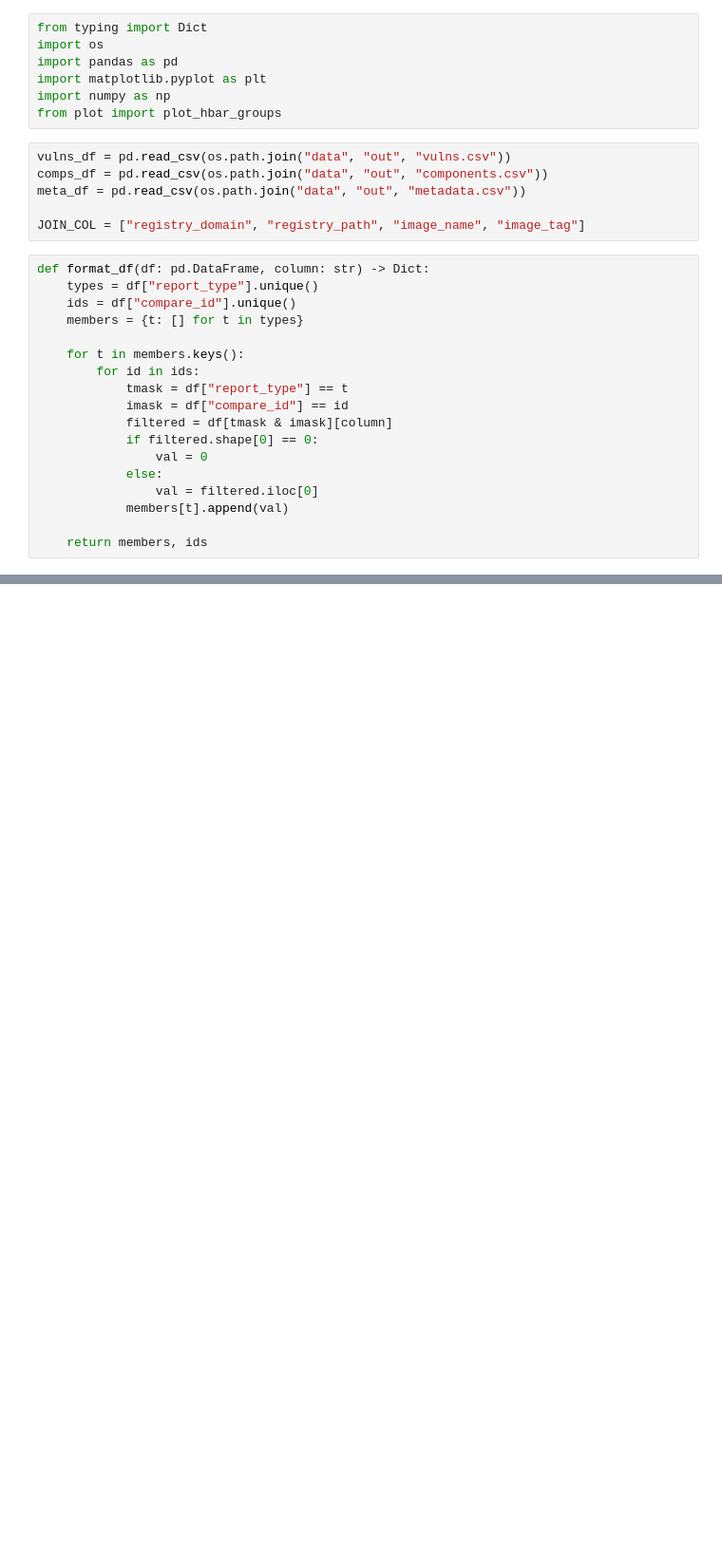
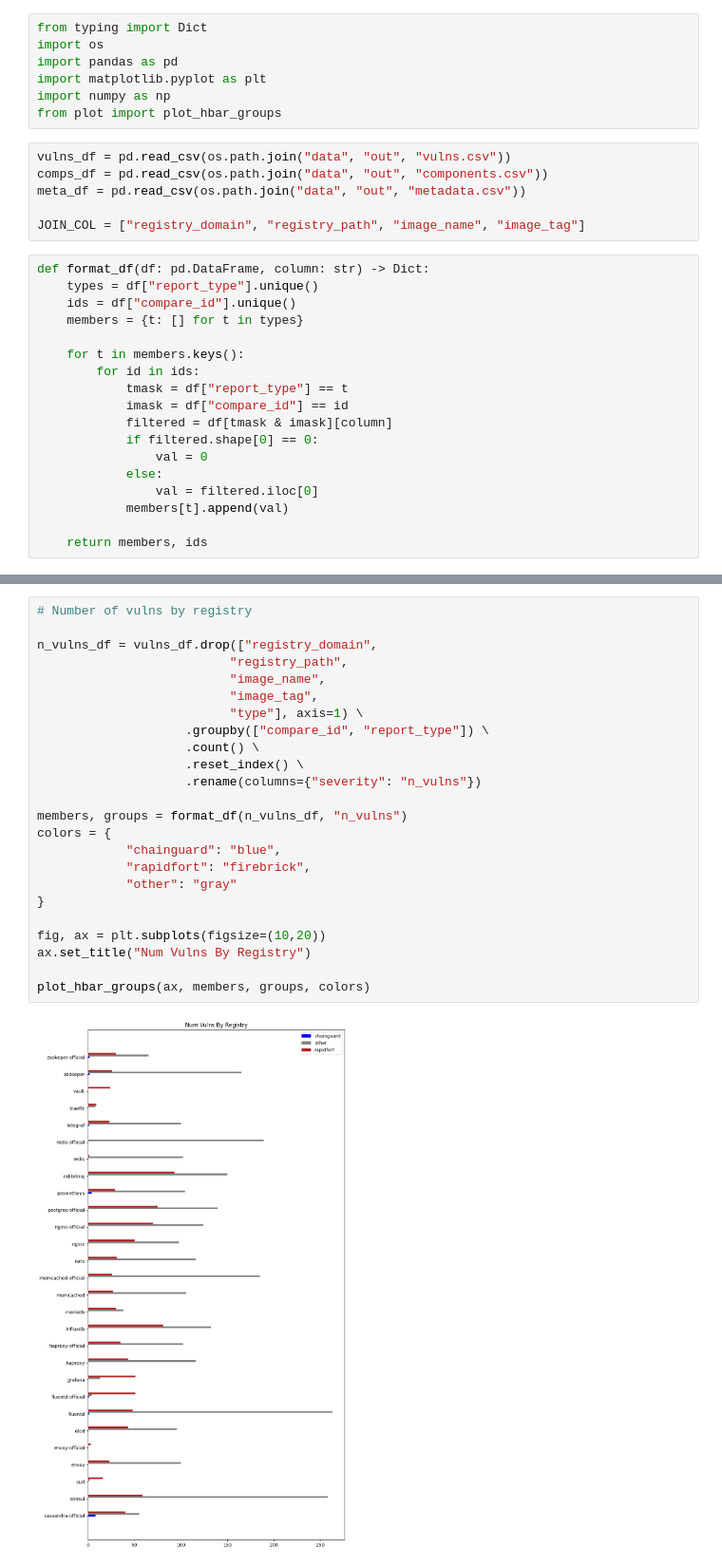
Before and after one commit to paulgibert/images-research, a Jupyter notebook: lab/study.ipynb, the cells around one changed output, grey strips where cells are left out. Shown at 95% size. Saved outputs shown, nothing was run; the diff lists cells and outputs as text; blank space fills up the shorter version.

```diff
--- a/lab/study.ipynb
+++ b/lab/study.ipynb
@@ -61,0 +78,26 @@ plot_hbar_groups(ax, members, groups, colors)
+# %%
+# Number of vulns by registry
+
+n_vulns_df = vulns_df.drop(["registry_domain",
+                          "registry_path",
+                          "image_name",
+                          "image_tag",
+                          "type"], axis=1) \
+                    .groupby(["compare_id", "report_type"]) \
+                    .count() \
+                    .reset_index() \
+                    .rename(columns={"severity": "n_vulns"})
+
+members, groups = format_df(n_vulns_df, "n_vulns")
+colors = {
+            "chainguard": "blue",
+            "rapidfort": "firebrick",
+            "other": "gray"
+}
+
+fig, ax = plt.subplots(figsize=(10,20))
+ax.set_title("Num Vulns By Registry")
+
+plot_hbar_groups(ax, members, groups, colors)
+# %% [output]
+[figure, added]
```
Also changed, not shown: parts of 8 cells of this notebook, 2 other files.
